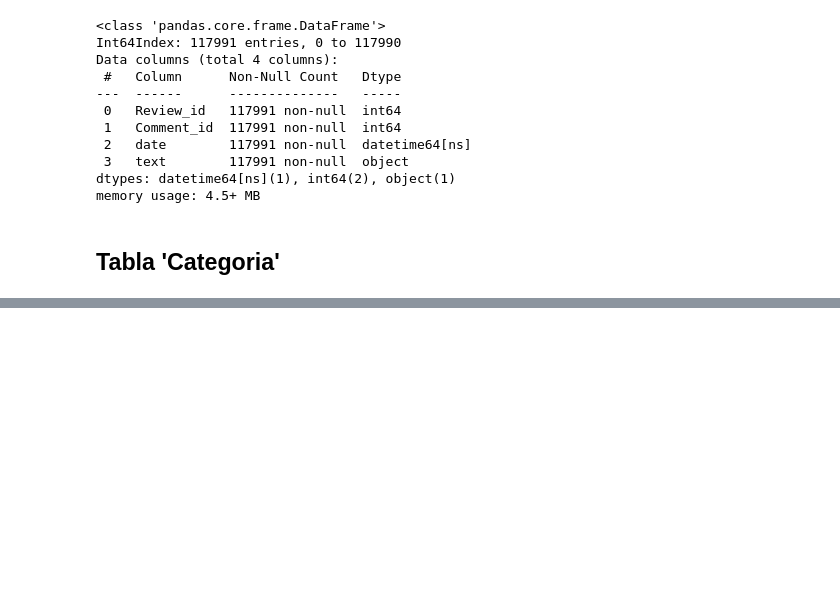
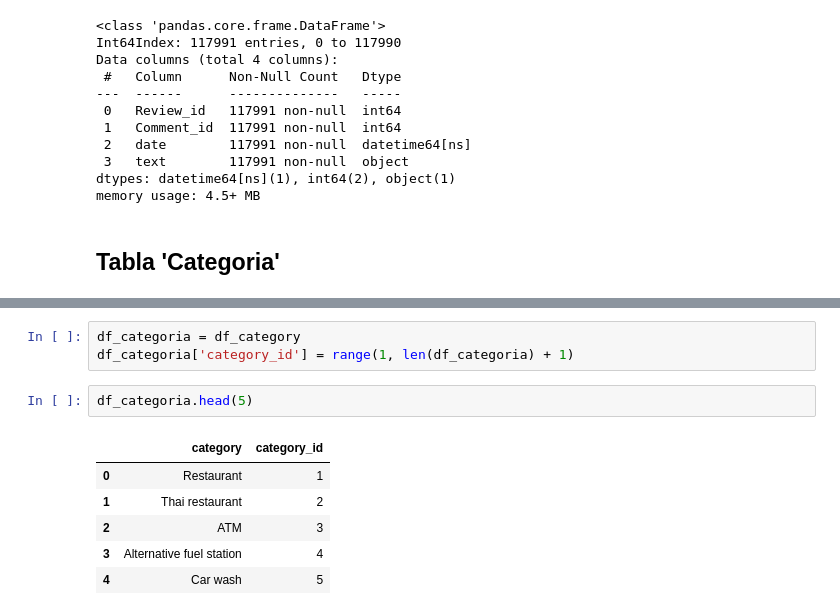
Before and after one commit to volpo/PG_YELP_GOOGLE_MAPS, a Jupyter notebook: Cassandra_SQL_DataPipeline/Cassandra_to_csv_reviews.ipynb, the cells around one changed output, grey strips where cells are left out. Saved outputs shown, nothing was run; the diff lists cells and outputs as text; blank space fills up the shorter version.

```diff
--- a/Cassandra_SQL_DataPipeline/Cassandra_to_csv_reviews.ipynb
+++ b/Cassandra_SQL_DataPipeline/Cassandra_to_csv_reviews.ipynb
@@ -451,0 +475,12 @@ memory usage: 4.5+ MB
+# %%
+df_categoria = df_category
+df_categoria['category_id'] = range(1, len(df_categoria) + 1)
+# %%
+df_categoria.head(5)
+# %% [output]
+|  | category | category_id |
+| 0 | Restaurant | 1 |
+| 1 | Thai restaurant | 2 |
+| 2 | ATM | 3 |
+| 3 | Alternative fuel station | 4 |
+| 4 | Car wash | 5 |
```
Also changed, not shown: parts of 14 cells of this notebook.
